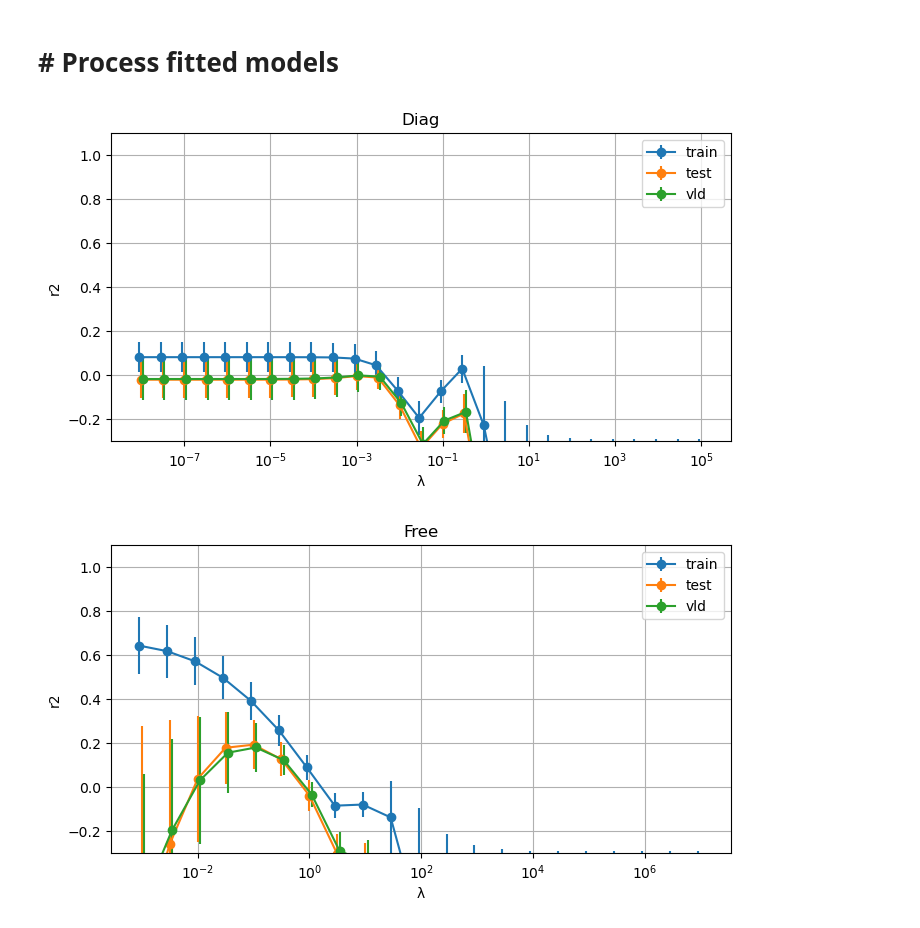
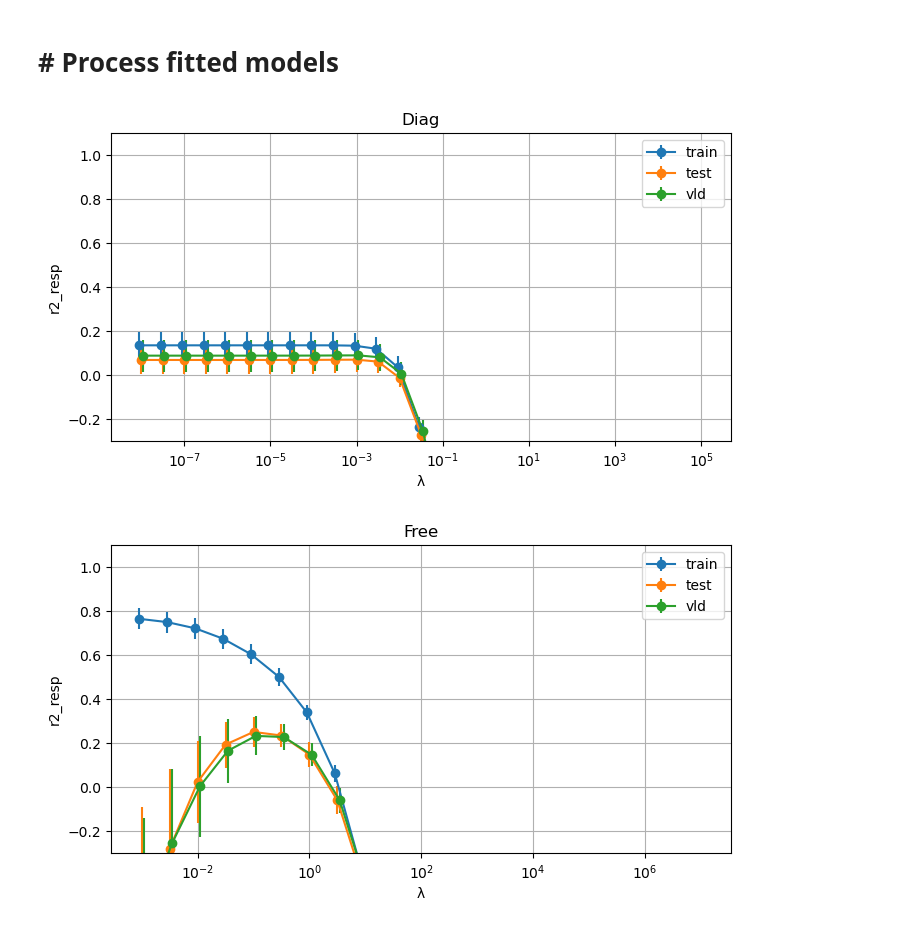
Before and after one commit to stootoon/glom-io-transform-release, a Jupyter notebook: glom_io_transform/model_fitting/proc_fit_models.ipynb, the cells around one changed output. Drawn from its saved outputs; the diff is of its cells as text; code cells hidden in the pictures.

```diff
--- a/glom_io_transform/model_fitting/proc_fit_models.ipynb
+++ b/glom_io_transform/model_fitting/proc_fit_models.ipynb
@@ -164,7 +164,7 @@ df[(df.λ == 1e-3) & (df.seed == 0)]
 # For each model, count the number of parameters it has.
 # If it has one parameter, plot the mean and std of the the ratio parameter for the train, test and vld sets.
 subset_params = {}
-stat = 'r2'
+stat = 'r2_resp' if loss == "resp" else 'r2'
 identity = lambda x: x
 yl = (-0.3,1.1)
 for name, mdl in sorted(models.items()):
@@ -213,32 +213,32 @@ for name, mdl in sorted(models.items()):
             xticks(range(len(p1_vals)), [f'{tform(p1)(p):g}' for p in p1_vals]); xlabel(f"{tname(p1)} {p1}")
             title(f'{stat}_{fld} as a function of {p0} and {p1}', pad=1)
             tight_layout()
         suptitle(descr, y = 1.0)
 
     if len(mdl["params"]) == 1:
         param = mdl["params"][0]
         figure(figsize=(8, 4))
         for i, fld in enumerate(['train', 'test', 'vld']):
             mask = df["split"].str.startswith("train") if fld == "train" else df["split"] == fld
             sub = df[mask]
             stat_mean = sub.groupby(param)[stat].mean()
             stat_std  = sub.groupby(param)[stat].std()
             if mdl["params"][0] == "λ":
                 # Use a log scale for the x-axis
                 plt.xscale('log')
             # Stagger the x-values for the train, test, and validation sets
             errorbar(stat_mean.index * (0.9+i/10), stat_mean, yerr=stat_std, label=fld, marker='o')
         xlabel(param)
         ylabel(f'{stat}')
         if yl is None:
             yl = list(ylim())
             yl[0] = max(yl[0], 0)
             yl[1] = min(yl[1], 2)
         ylim(yl)
         legend()
         title(descr)
         grid(True)
 #xlim(9,1100)
 # %% [output]
-[figure, old version]
+[figure, new version]
-[figure, old version]
+[figure, new version]
```
